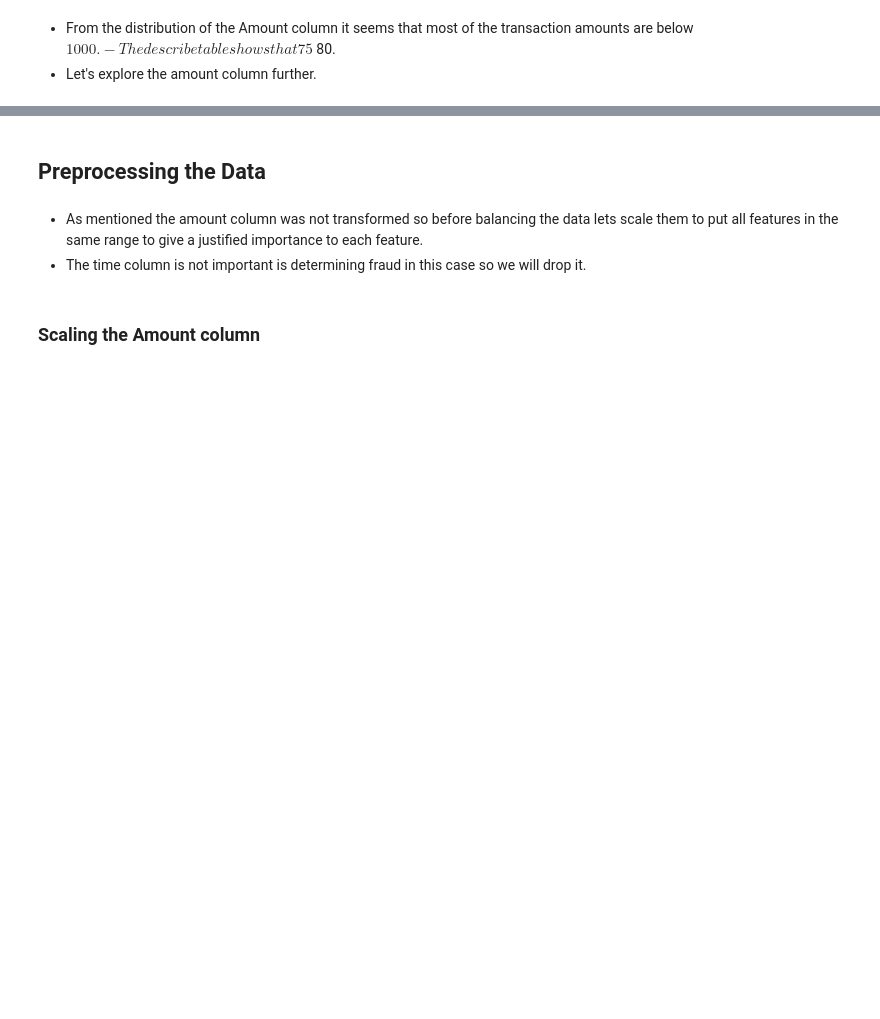
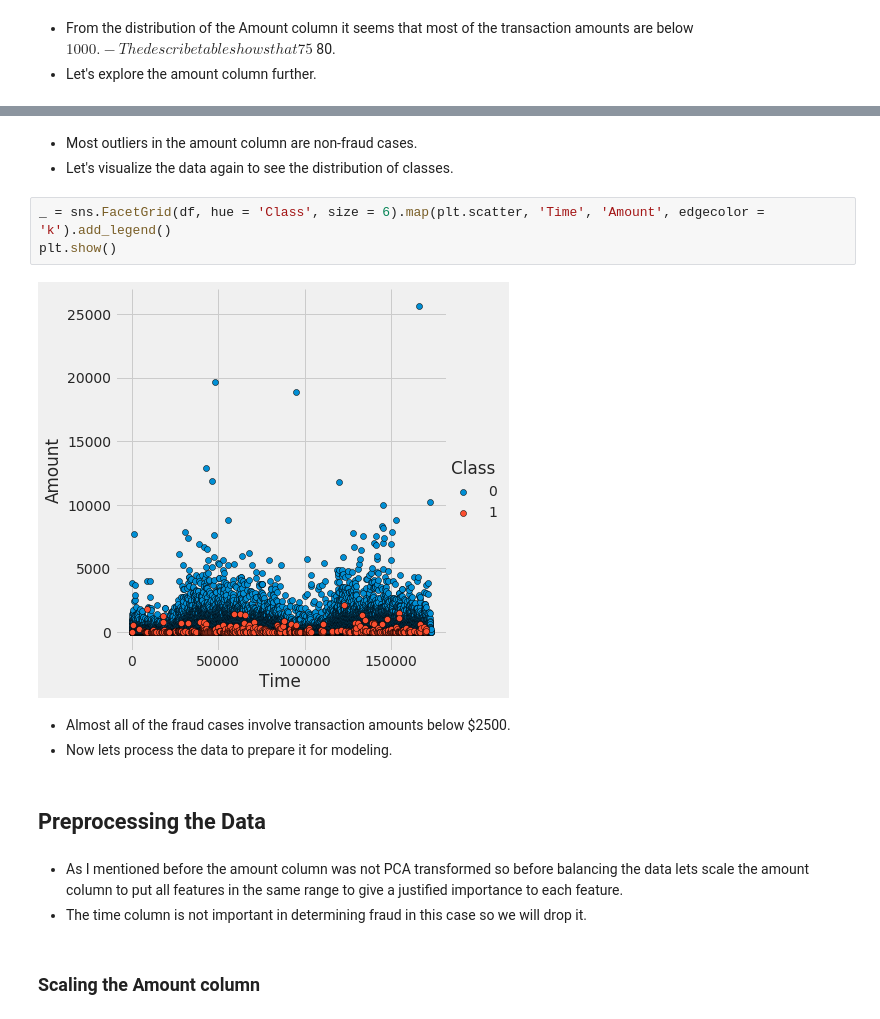
Before and after one commit to natbernard/Credit-Card-Fraud-Detection, a Jupyter notebook: Credit card fraud detection.ipynb, the cells around one changed output, grey strips where cells are left out. Cells and saved outputs as stored; diff of their text form; blank space fills up the shorter version.

```diff
--- a/Credit card fraud detection.ipynb
+++ b/Credit card fraud detection.ipynb
@@ -126,8 +144,19 @@ _ = sns.boxplot(x = 'Class', y = 'Amount', data = df, palette = color)
+# %% [markdown]
+- Most outliers in the amount column are non-fraud cases.
+- Let's visualize the data again to see the distribution of classes.
+# %%
+_ = sns.FacetGrid(df, hue = 'Class', size = 6).map(plt.scatter, 'Time', 'Amount', edgecolor = 'k').add_legend()
+plt.show()
+# %% [output]
+[figure, added]
+# %% [markdown]
+- Almost all of the fraud cases involve transaction amounts below $2500.
+- Now lets process the data to prepare it for modeling.
 # %% [markdown]
 ## Preprocessing the Data
 # %% [markdown]
-- As mentioned the amount column was not transformed so before balancing the data lets scale them to put all features in the same range to give a justified importance to each feature.
-- The time column is not important is determining fraud in this case so we will drop it.
+- As I mentioned before the amount column was not PCA transformed so before balancing the data lets scale the amount column to put all features in the same range to give a justified importance to each feature.
+- The time column is not important in determining fraud in this case so we will drop it.
 # %% [markdown]
 ### Scaling the Amount column
 # %%
```
Also changed, not shown: parts of 34 cells of this notebook.
